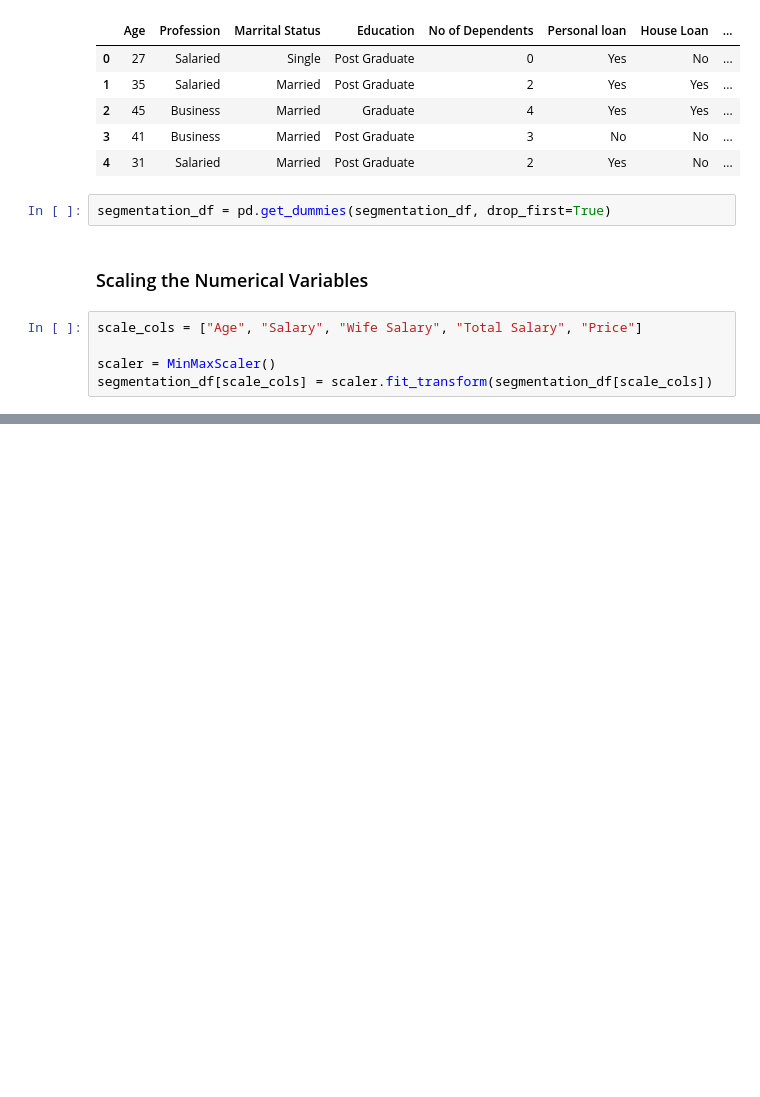
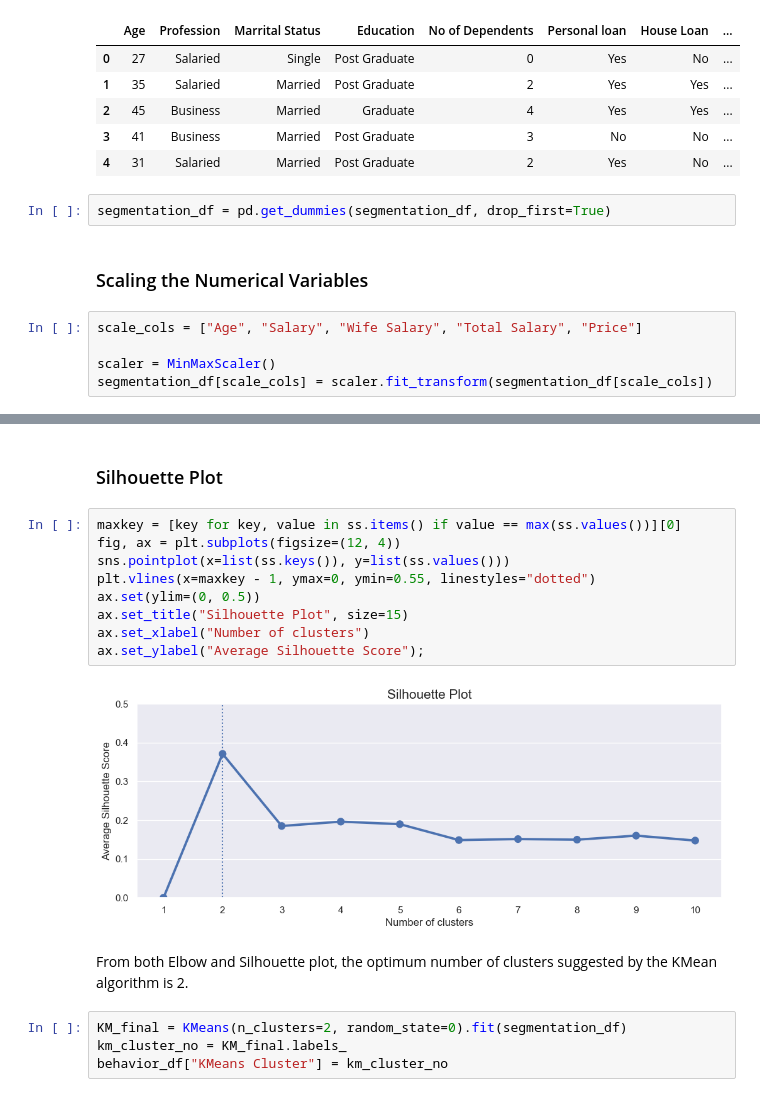
Before and after one commit to KratikMehta/EV-Market-Segmentation-in-India, a Jupyter notebook: Market_Segmentation.ipynb, the cells around one changed output, grey strips where cells are left out. Saved outputs shown, nothing was run; the diff lists cells and outputs as text; blank space fills up the shorter version.

```diff
--- a/Market_Segmentation.ipynb
+++ b/Market_Segmentation.ipynb
@@ -790,0 +827,19 @@ segmentation_df[scale_cols] = scaler.fit_transform(segmentation_df[scale_cols])
+# %% [markdown]
+### Silhouette Plot
+# %%
+maxkey = [key for key, value in ss.items() if value == max(ss.values())][0]
+fig, ax = plt.subplots(figsize=(12, 4))
+sns.pointplot(x=list(ss.keys()), y=list(ss.values()))
+plt.vlines(x=maxkey - 1, ymax=0, ymin=0.55, linestyles="dotted")
+ax.set(ylim=(0, 0.5))
+ax.set_title("Silhouette Plot", size=15)
+ax.set_xlabel("Number of clusters")
+ax.set_ylabel("Average Silhouette Score");
+# %% [output]
+[figure, added]
+# %% [markdown]
+From both Elbow and Silhouette plot, the optimum number of clusters suggested by the KMean algorithm is 2.
+# %%
+KM_final = KMeans(n_clusters=2, random_state=0).fit(segmentation_df)
+km_cluster_no = KM_final.labels_
+behavior_df["KMeans Cluster"] = km_cluster_no
```
Also changed, not shown: parts of 22 cells of this notebook, 1 other file.
